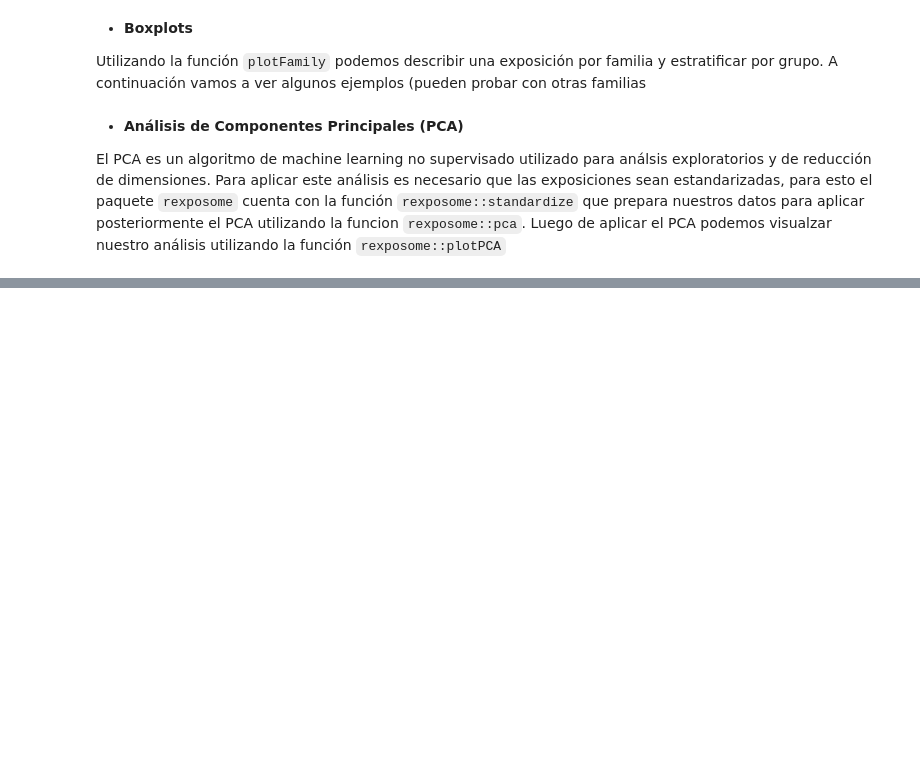
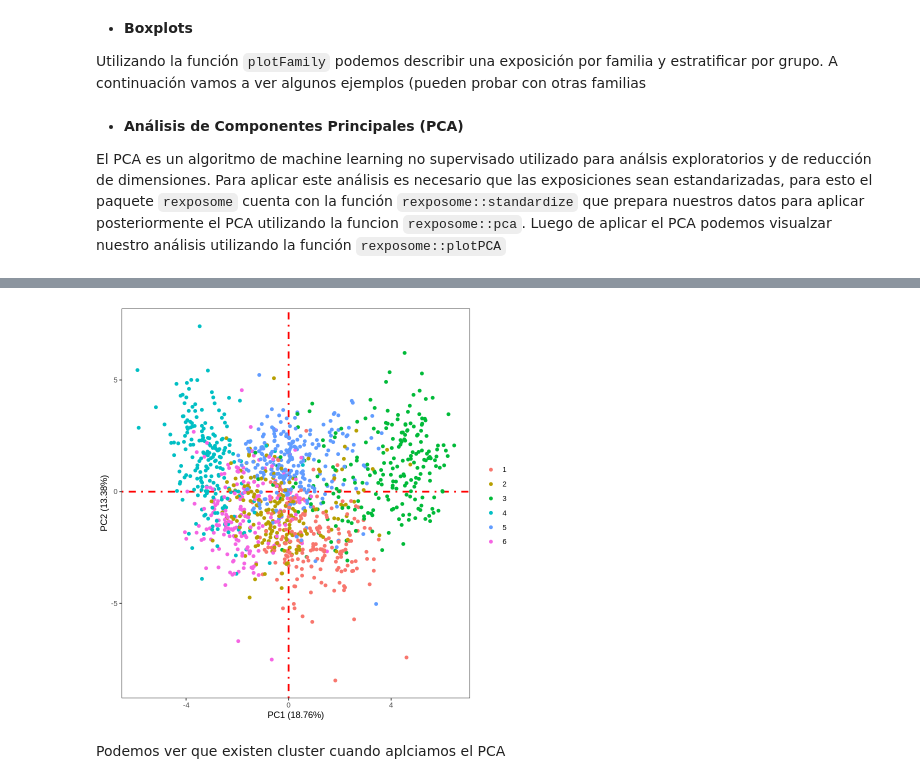
Before and after one commit to alldominguez/ISGlobal.sesion4.Exposoma, a Jupyter notebook: curso_exposoma_modulo_4.ipynb, the cells around one changed output, grey strips where cells are left out. Drawn from its saved outputs; the diff is of its cells as text; code cells hidden in the pictures; blank space fills up the shorter version.

```diff
--- a/curso_exposoma_modulo_4.ipynb
+++ b/curso_exposoma_modulo_4.ipynb
@@ -369,0 +404,6 @@ rexposome::plotPCA(exp_pca, set = "all")
+# %%
+rexposome::plotPCA(exp_pca, set = "samples", phenotype = "h_cohort")
+# %% [output]
+[figure, added]
+# %% [markdown]
+Podemos ver que existen cluster cuando aplciamos el PCA
```
Also changed, not shown: parts of 19 cells of this notebook.
